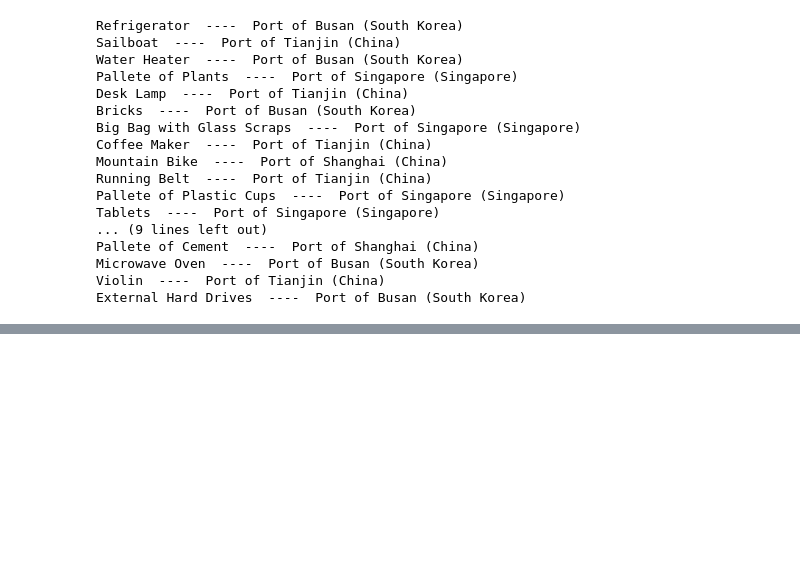
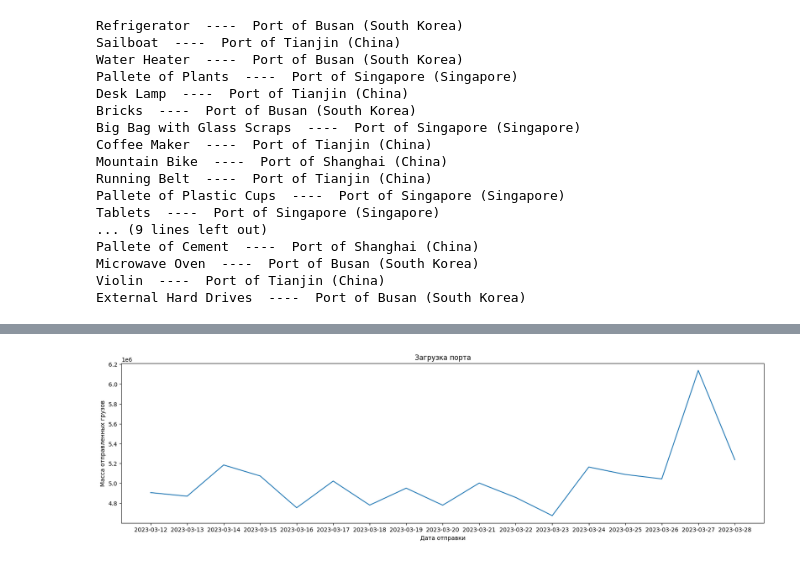
Before and after one commit to Ero1234/project, a Jupyter notebook: project1.ipynb, the cells around one changed output, grey strips where cells are left out. Saved outputs shown, nothing was run; the diff lists cells and outputs as text; code cells hidden in the pictures; blank space fills up the shorter version.

```diff
--- a/project1.ipynb
+++ b/project1.ipynb
@@ -468,0 +627,9 @@ Name: destination port, dtype: int64
+# %%
+plt.figure(figsize=(20, 5))
+plt.plot(df.groupby('shipment date')['weight (kg)'].sum())
+plt.xlabel('Дата отправки')
+plt.ylabel('Масса отправленных грузов')
+plt.title('Загрузка порта')
+plt.show()
+# %% [output]
+[figure, added]
```
Also changed, not shown: parts of 19 cells of this notebook.
